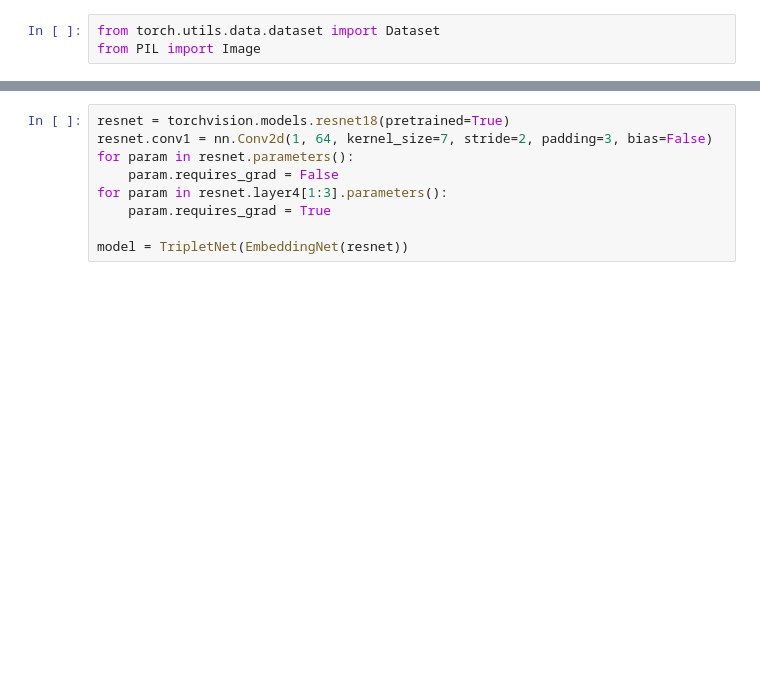
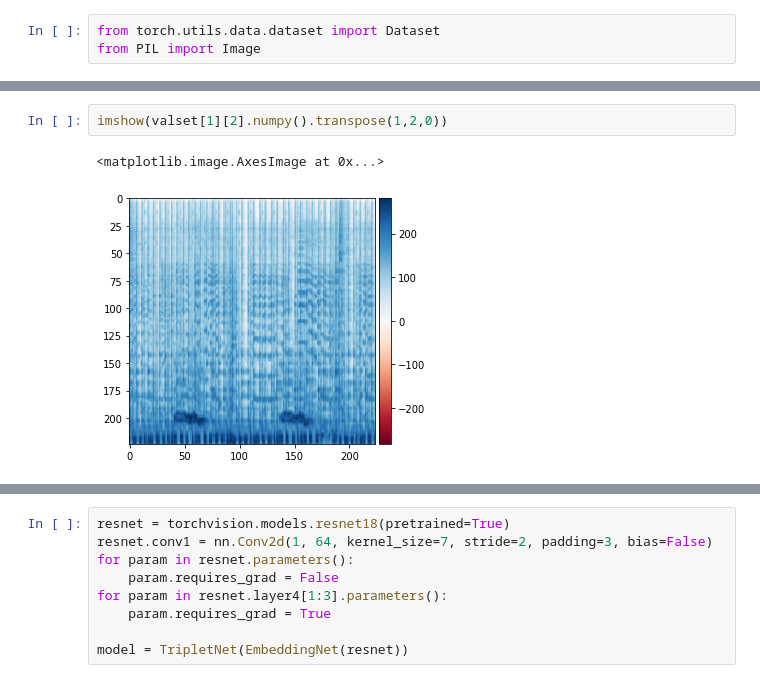
Before and after one commit to obi-1-konobe/music_similarity, a Jupyter notebook: notebooks/13.12.ipynb, the cells around one changed output, grey strips where cells are left out. Drawn from its saved outputs; the diff is of its cells as text; blank space fills up the shorter version.

```diff
--- a/notebooks/13.12.ipynb
+++ b/notebooks/13.12.ipynb
@@ -138 +132,6 @@ imshow(trainset[0][0].numpy().transpose(1,2,0))
+# %%
+imshow(valset[1][2].numpy().transpose(1,2,0))
+# %% [output]
+<matplotlib.image.AxesImage at 0x...>
+[figure, added]
 # %%
```
Also changed, not shown: parts of 23 cells of this notebook, 6 other files.
